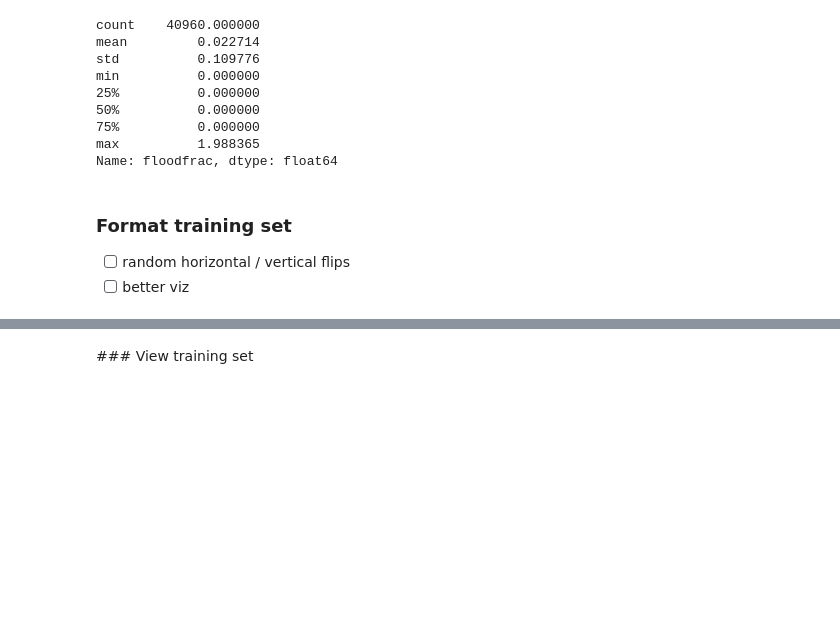
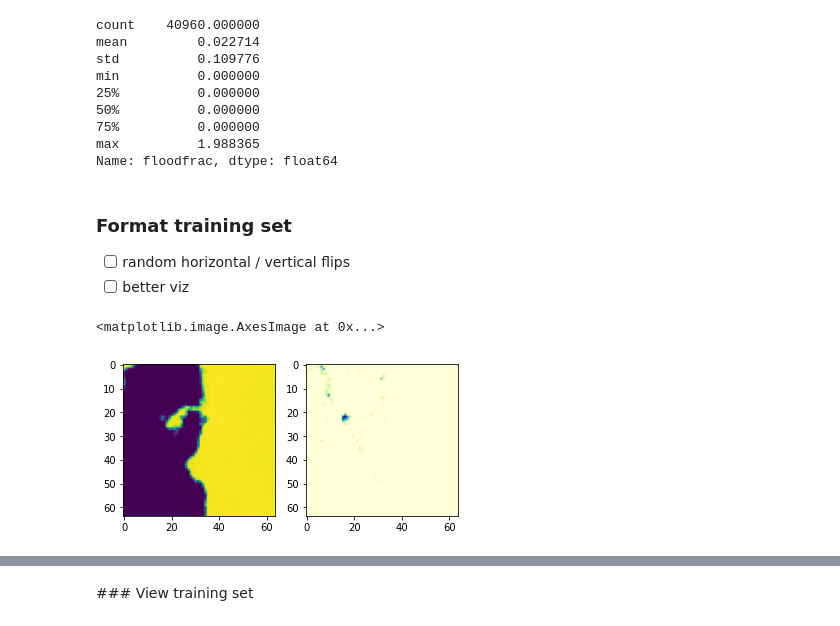
Before and after one commit to alisonpeard/hybridmodels, a Jupyter notebook: python/B. Convolutional Neural Networks.ipynb, the cells around one changed output, grey strips where cells are left out. Saved outputs shown, nothing was run; the diff lists cells and outputs as text; code cells hidden in the pictures; blank space fills up the shorter version.

Commit message:
Tidy CNN Notebook

```diff
--- a/python/B. Convolutional Neural Networks.ipynb
+++ b/python/B. Convolutional Neural Networks.ipynb
@@ -105,27 +100,28 @@ Name: floodfrac, dtype: float64
 - [ ] random horizontal / vertical flips
 - [ ] better viz
 # %%
-# parse the input data to list of 3-d numpy arrays
-# TODO: tidy up this cell
-Xmats = []
-ymats = []
+events = [*gdf['event'].unique()]
 
-for event in [*gdf['event'].unique()]:
-    temp = gdf[gdf.event==str(event)]
-    nrows, ncols = get_rows_and_cols(temp, gridsize=500)
-    X = reshape_df(temp, nrows, ncols, features)
-    y = reshape_df(temp, nrows, ncols, ["floodfrac"])
+event = events[5]
+temp = gdf[gdf.event==str(event)]
+nrows, ncols = get_rows_and_cols(temp, gridsize=500)
+X = reshape_df(temp, nrows, ncols, features)
+y = reshape_df(temp, nrows, ncols, ["floodfrac"])
 
-    # clip to size
-    X = X[:64, :64, :]
-    y = y[:64, :64, 0]
+# clip to size
+X = X[:64, :64, :]
+y = y[:64, :64, 0]
 
-    a, b, c = X.shape
-    Xmat = np.zeros((64, 64, c), dtype=float)
-    ymat = np.zeros((64, 64), dtype=float)
-    Xmat[:a, :b, :] = X
-    ymat[:a, :b] = y
+a, b, c = X.shape
+Xmat = np.zeros((64, 64, c), dtype=float)
+ymat = np.zeros((64, 64), dtype=float)
+Xmat[:a, :b, :] = X
+ymat[:a, :b] = y
 
-    Xmats.append(Xmat)
-    ymats.append(ymat)
+fig, ax = plt.subplots(1, 2)
+ax[0].imshow(Xmat[:, :, 2])
+ax[1].imshow(ymat, cmap="YlGnBu")
+# %% [output]
+<matplotlib.image.AxesImage at 0x...>
+[figure, added]
 # %%
```
Also changed, not shown: parts of 31 cells of this notebook.
